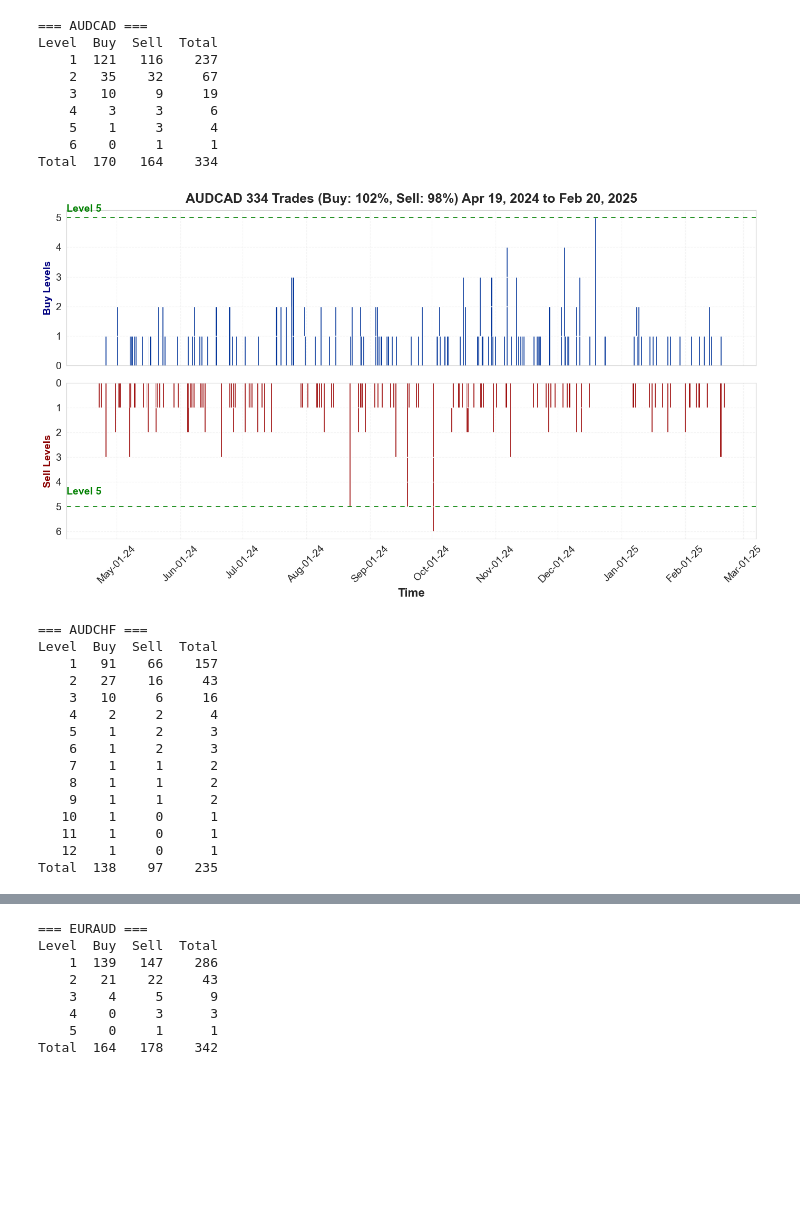
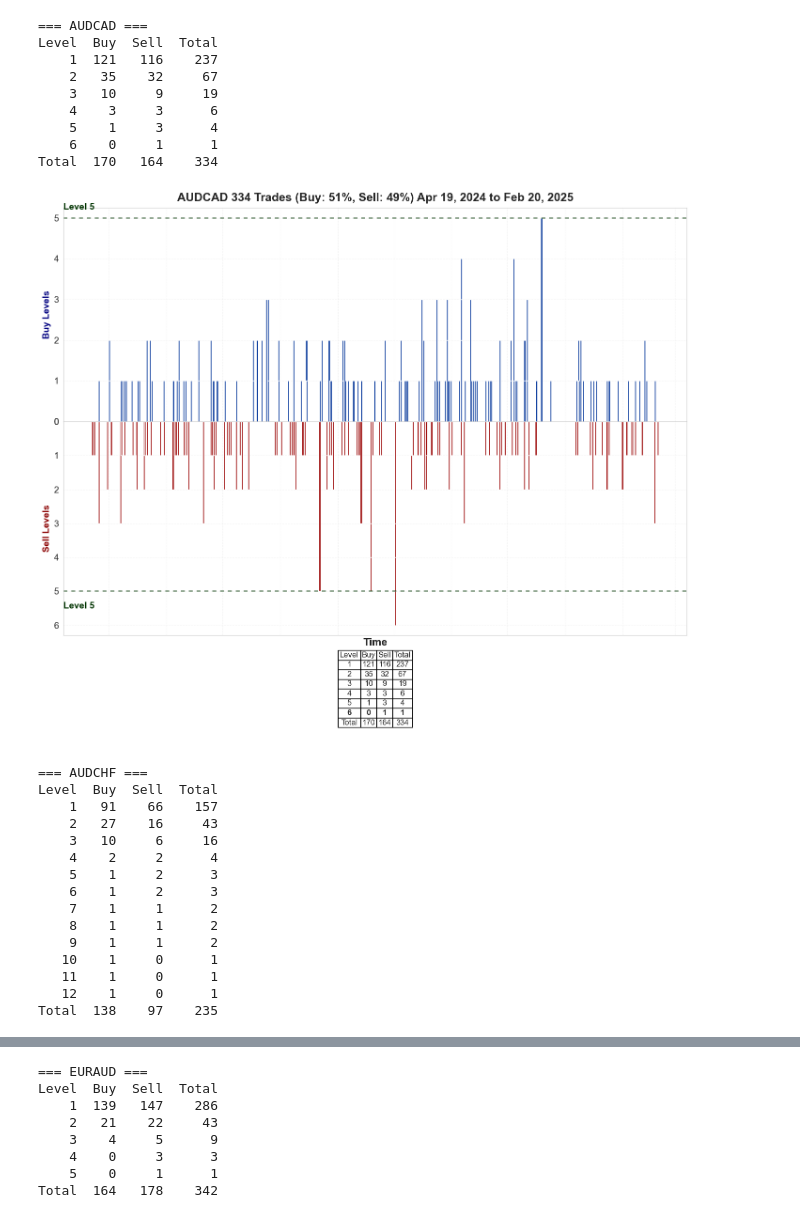
Before and after one commit to kurtdenvertorreda/Forex-Shadow-Levels-Extractor, a Jupyter notebook: Forex Shadow Levels Extractor copy.ipynb, the cells around one changed output, grey strips where cells are left out. Drawn from its saved outputs; the diff is of its cells as text; code cells hidden in the pictures; blank space fills up the shorter version.

Commit message:
feat: added trades table along with the graph

```diff
--- a/Forex Shadow Levels Extractor copy.ipynb
+++ b/Forex Shadow Levels Extractor copy.ipynb
@@ -49,17 +49,24 @@ def analyze_trades(df):
         df_levels['Sell'] = df_levels['Level'].map(sell_levels).fillna(0).astype(int)
         df_levels['Total'] = df_levels['Buy'] + df_levels['Sell']
 
-        total_trades = df_levels['Total'].sum()
+        # Calculate totals before appending the total row
+        buy_total = df_levels['Buy'].sum()
+        sell_total = df_levels['Sell'].sum()
+        total_trades = buy_total + sell_total
 
-        total_row = pd.DataFrame({'Level': ['Total'], 'Buy': [df_levels['Buy'].sum()], 'Sell': [df_levels['Sell'].sum()], 'Total': [total_trades]})
+        # Compute percentages so they add up to 100%
+        buy_percent = (buy_total / total_trades) * 100 if total_trades else 0
+        sell_percent = (sell_total / total_trades) * 100 if total_trades else 0
+
+        total_row = pd.DataFrame({'Level': ['Total'], 'Buy': [buy_total], 'Sell': [sell_total], 'Total': [total_trades]})
         df_levels = pd.concat([df_levels, total_row], ignore_index=True)
 
         results[pair.upper()] = {
             'df_levels': df_levels,
             'pair_df': pair_df,
             'total_trades': total_trades,
-            'buy_percent': (df_levels['Buy'].sum() / total_trades) * 100 if total_trades else 0,
-            'sell_percent': (df_levels['Sell'].sum() / total_trades) * 100 if total_trades else 0
+            'buy_percent': buy_percent,
+            'sell_percent': sell_percent
         }
 
     return results
@@ -73,7 +80,7 @@ def plot_trade_distribution(results, pair, date_range):
     buy_y = [determine_level(row['Size'], pair) for _, row in buy_trades.iterrows()]
     sell_y = [determine_level(row['Size'], pair) for _, row in sell_trades.iterrows()]
 
-    fig, axs = plt.subplots(2, 1, figsize=(14, 8), sharex=True, gridspec_kw={'height_ratios': [1, 1]})
+    fig, axs = plt.subplots(3, 1, figsize=(14, 12), sharex=True, gridspec_kw={'height_ratios': [1, 1, 0.5], 'hspace': 0})
 
     buy_color = (0.0, 0.2, 0.6, 1.0)
     sell_color = (0.6, 0.0, 0.0, 1.0)
@@ -85,7 +92,7 @@ def plot_trade_distribution(results, pair, date_range):
                      fontsize=18, fontweight='bold', pad=10)
 
     axs[1].bar(sell_trades['Close Time'], sell_y, width=0.8, color=sell_color, alpha=1.0)
-    axs[1].invert_yaxis()
+    axs[1].invert_yaxis()  # Keep sell levels inverted
     axs[1].set_ylabel("Sell Levels", fontsize=14, color='darkred', fontweight='bold')
     axs[1].set_xlabel("Time", fontsize=16, fontweight='bold')
 
@@ -93,47 +100,63 @@ def plot_trade_distribution(results, pair, date_range):
     axs[1].axhline(y=5, color=dark_green, linestyle=(0, (5, 5)), linewidth=1.2)
 
     axs[0].text(axs[0].get_xlim()[0], 5.2, "Level 5", fontsize=14, color=dark_green, fontweight="bold")
-    axs[1].text(axs[1].get_xlim()[0], 4.5, "Level 5", fontsize=14, color=dark_green, fontweight="bold")  # Moved lower
+    axs[1].text(axs[1].get_xlim()[0], 5.5, "Level 5", fontsize=14, color=dark_green, fontweight="bold")
 
     axs[0].grid(True, linestyle="--", alpha=0.2)
     axs[1].grid(True, linestyle="--", alpha=0.2)
 
-    # Format x-axis labels to 'Jan-02-25' style
-    axs[1].xaxis.set_major_formatter(mdates.DateFormatter('%b-%d-%y'))
+    # Updated x-axis date format to "Month Year" e.g. "March 2024"
+    axs[1].xaxis.set_major_formatter(mdates.DateFormatter('%B %Y'))
 
-    # Increase font size for axis tick labels
     axs[0].tick_params(axis='y', labelsize=14)
     axs[1].tick_params(axis='y', labelsize=14)
     axs[1].tick_params(axis='x', labelsize=14)
 
     plt.xticks(rotation=45, fontsize=14)
     plt.yticks(fontsize=14)
+
+    # TABLE IMAGE (axs[2])
+    df_levels = pair_data['df_levels']
+    axs[2].axis("off")  # Hide axis
+    table = axs[2].table(cellText=df_levels.values, colLabels=df_levels.columns, cellLoc='center', loc='center')
+
+    table.auto_set_font_size(False)
+    table.set_fontsize(12)
+    table.auto_set_column_width([0, 1, 2, 3])
+
+    # Highlight the last row ("Total") in bold
+    for j in range(len(df_levels.columns)):
+        cell = table[len(df_levels) - 1, j]
+        cell.set_text_props(weight='bold')
+
     plt.tight_layout()
     plt.show()
+
+
 
 def generate_trade_report(results, df):
     date_range = f"{df['Open Time'].min().strftime('%b %d, %Y')} to {df['Close Time'].max().strftime('%b %d, %Y')}"
     for pair, data in results.items():
         print(f"\n=== {pair} ===")
         print(data['df_levels'][['Level', 'Buy', 'Sell', 'Total']].to_string(index=False))
         plot_trade_distribution(results, pair, date_range)
 
 df = read_and_prepare_data('shadowhistory.xlsx')
 df['Profit'] = pd.to_numeric(df['Profit'], errors='coerce')
 df['Profit'].fillna(0, inplace=True)
 results = analyze_trades(df)
 generate_trade_report(results, df)
 # %% [output]
 === AUDCAD ===
 Level  Buy  Sell  Total
     1  121   116    237
     2   35    32     67
     3   10     9     19
     4    3     3      6
     5    1     3      4
     6    0     1      1
 Total  170   164    334
-[figure, old version]
+[figure, new version]
 === AUDCHF ===
 Level  Buy  Sell  Total
     1   91    66    157
```
Also changed, not shown: parts of 1 cell of this notebook.
